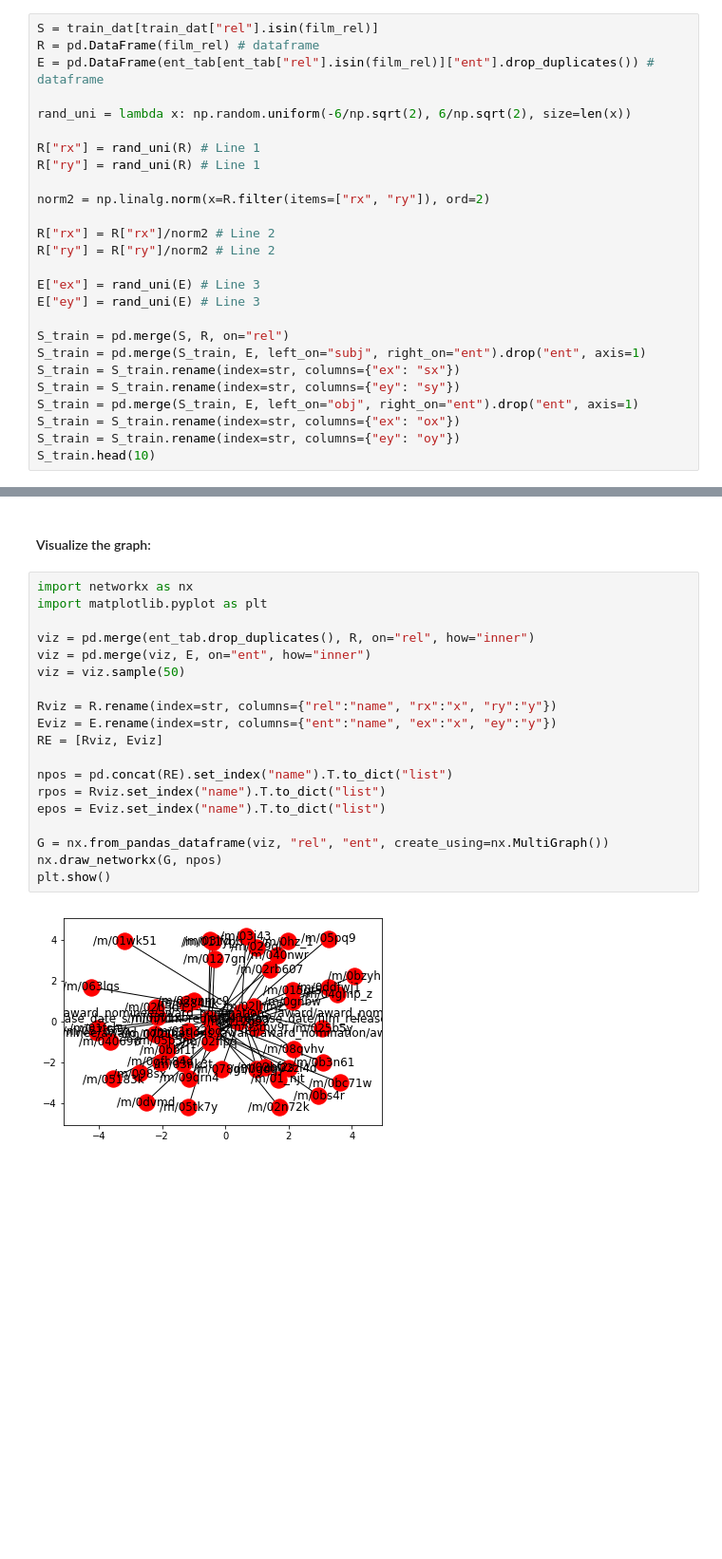
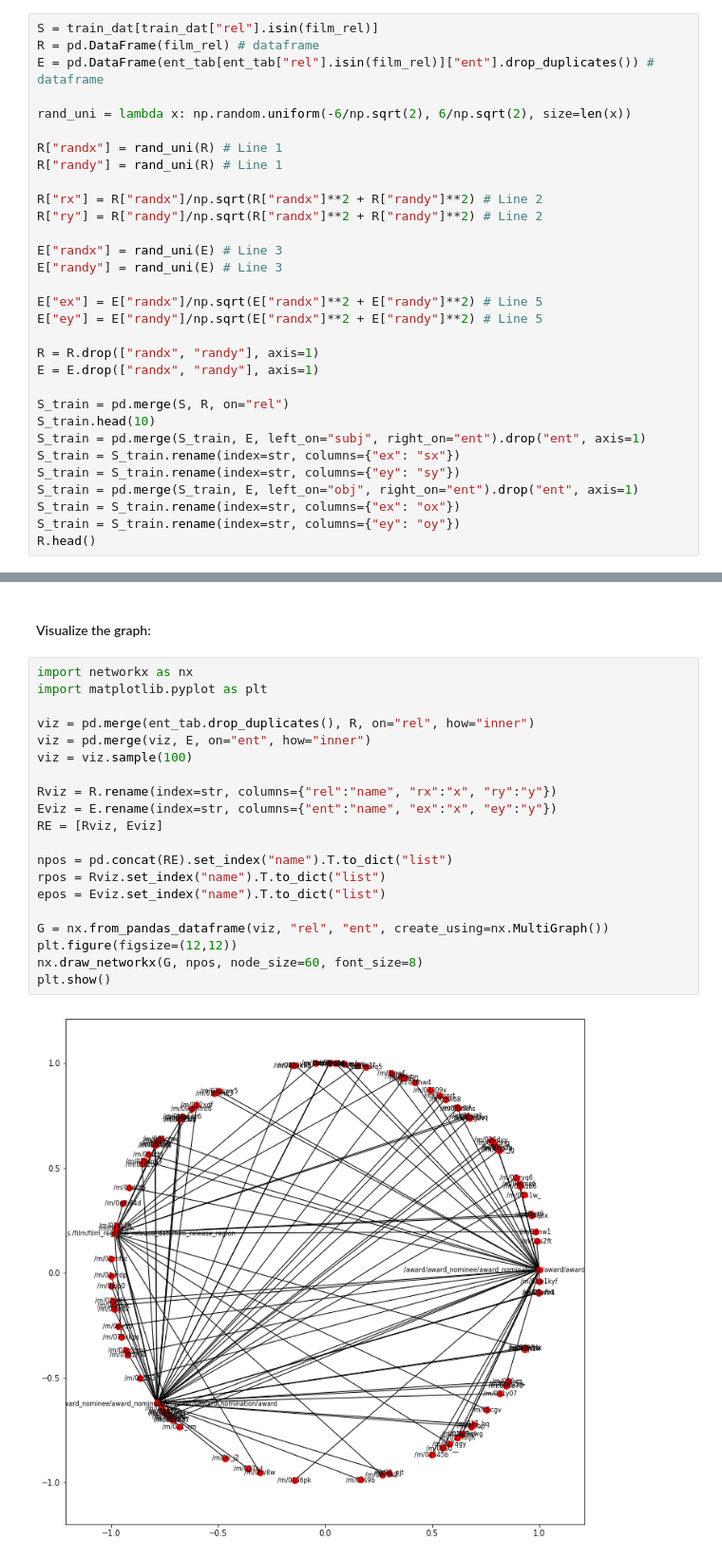
Before and after one commit to AnishRaj20/TransE_Algorithm, a Jupyter notebook: TransE_Algorithm.ipynb, the cells around one changed output, grey strips where cells are left out. Shown: that part at 95% size. Cells and saved outputs as stored; diff of their text form; blank space fills up the shorter version.

```diff
--- a/TransE_Algorithm.ipynb
+++ b/TransE_Algorithm.ipynb
@@ -114,23 +115,28 @@ E = pd.DataFrame(ent_tab[ent_tab["rel"].isin(film_rel)]["ent"].drop_duplicates()
 
 rand_uni = lambda x: np.random.uniform(-6/np.sqrt(2), 6/np.sqrt(2), size=len(x))
 
-R["rx"] = rand_uni(R) # Line 1
-R["ry"] = rand_uni(R) # Line 1
+R["randx"] = rand_uni(R) # Line 1
+R["randy"] = rand_uni(R) # Line 1
 
-norm2 = np.linalg.norm(x=R.filter(items=["rx", "ry"]), ord=2)
+R["rx"] = R["randx"]/np.sqrt(R["randx"]**2 + R["randy"]**2) # Line 2
+R["ry"] = R["randy"]/np.sqrt(R["randx"]**2 + R["randy"]**2) # Line 2
 
-R["rx"] = R["rx"]/norm2 # Line 2
-R["ry"] = R["ry"]/norm2 # Line 2
+E["randx"] = rand_uni(E) # Line 3
+E["randy"] = rand_uni(E) # Line 3
 
-E["ex"] = rand_uni(E) # Line 3
-E["ey"] = rand_uni(E) # Line 3
+E["ex"] = E["randx"]/np.sqrt(E["randx"]**2 + E["randy"]**2) # Line 5
+E["ey"] = E["randy"]/np.sqrt(E["randx"]**2 + E["randy"]**2) # Line 5
+
+R = R.drop(["randx", "randy"], axis=1)
+E = E.drop(["randx", "randy"], axis=1)
 
 S_train = pd.merge(S, R, on="rel")
+S_train.head(10)
 S_train = pd.merge(S_train, E, left_on="subj", right_on="ent").drop("ent", axis=1)
 S_train = S_train.rename(index=str, columns={"ex": "sx"})
 S_train = S_train.rename(index=str, columns={"ey": "sy"})
 S_train = pd.merge(S_train, E, left_on="obj", right_on="ent").drop("ent", axis=1)
 S_train = S_train.rename(index=str, columns={"ex": "ox"})
 S_train = S_train.rename(index=str, columns={"ey": "oy"})
-S_train.head(10)
+R.head()
 # %% [output]
@@ -150,21 +167,22 @@ S_train.head(10)
 # %%
 import networkx as nx
 import matplotlib.pyplot as plt
 
 viz = pd.merge(ent_tab.drop_duplicates(), R, on="rel", how="inner")
 viz = pd.merge(viz, E, on="ent", how="inner")
-viz = viz.sample(50)
+viz = viz.sample(100)
 
 Rviz = R.rename(index=str, columns={"rel":"name", "rx":"x", "ry":"y"})
 Eviz = E.rename(index=str, columns={"ent":"name", "ex":"x", "ey":"y"})
 RE = [Rviz, Eviz]
 
 npos = pd.concat(RE).set_index("name").T.to_dict("list")
 rpos = Rviz.set_index("name").T.to_dict("list")
 epos = Eviz.set_index("name").T.to_dict("list")
 
 G = nx.from_pandas_dataframe(viz, "rel", "ent", create_using=nx.MultiGraph())
-nx.draw_networkx(G, npos)
+plt.figure(figsize=(12,12))
+nx.draw_networkx(G, npos, node_size=60, font_size=8)
 plt.show()
 # %% [output]
-[figure, old version]
+[figure, new version]
```
Also changed, not shown: parts of 8 cells of this notebook.
